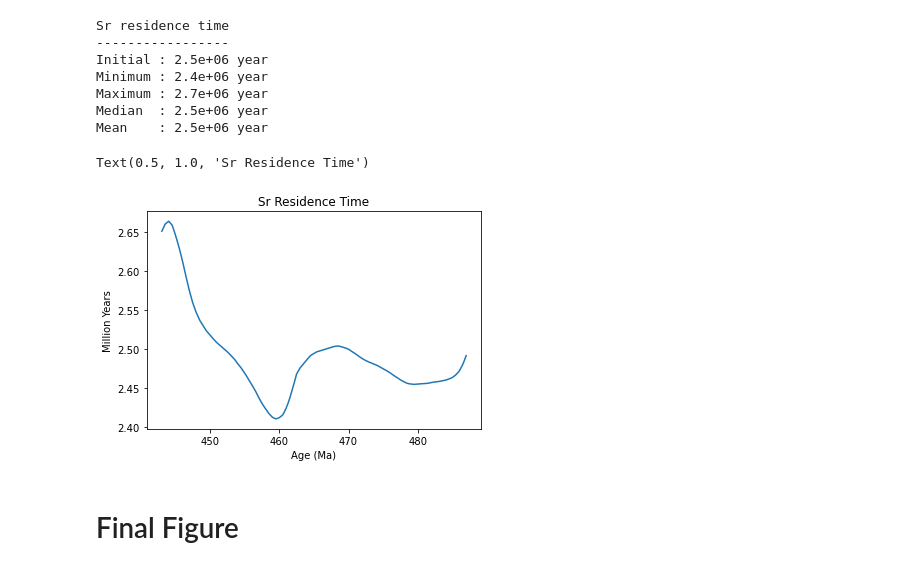
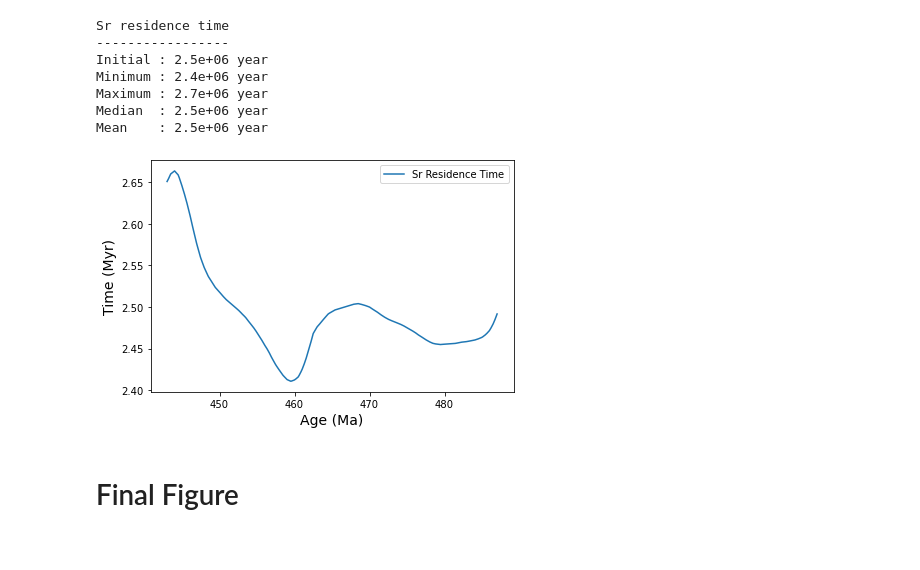
Before and after one commit to datuadiatma/avila_etal_2022, a Jupyter notebook: Notebook/Avila_etal_main_notebook.ipynb, the cells around one changed output. Drawn from its saved outputs; the diff is of its cells as text; code cells hidden in the pictures.

Commit message:
export residence time plot as jpg and svg

```diff
--- a/Notebook/Avila_etal_main_notebook.ipynb
+++ b/Notebook/Avila_etal_main_notebook.ipynb
@@ -215,14 +215,16 @@ Minimum : 2.4e+06 year
 Maximum : 2.7e+06 year
 Median  : 2.5e+06 year
 Mean    : 2.5e+06 year
-# %%
-plt.plot(age, residence_time/1e6)
-plt.xlabel('Age (Ma)')
-plt.ylabel('Million Years')
-plt.title('Sr Residence Time')
-# %% [output]
-Text(0.5, 1.0, 'Sr Residence Time')
-[figure, removed]
+# %%
+plt.plot(age, residence_time/1e6, label='Sr Residence Time')
+plt.xlabel('Age (Ma)', fontsize=14)
+plt.ylabel('Time (Myr)', fontsize=14)
+plt.legend()
+plt.tight_layout()
+plt.savefig("../Figures/Sr_Residence_Time.jpg", dpi=300)
+plt.savefig("../Figures/Sr_Residence_Time.svg")
+# %% [output]
+[figure, added]
 # %% [markdown]
 # Final Figure
 # %%
```
Also changed, not shown: 2 other files.
